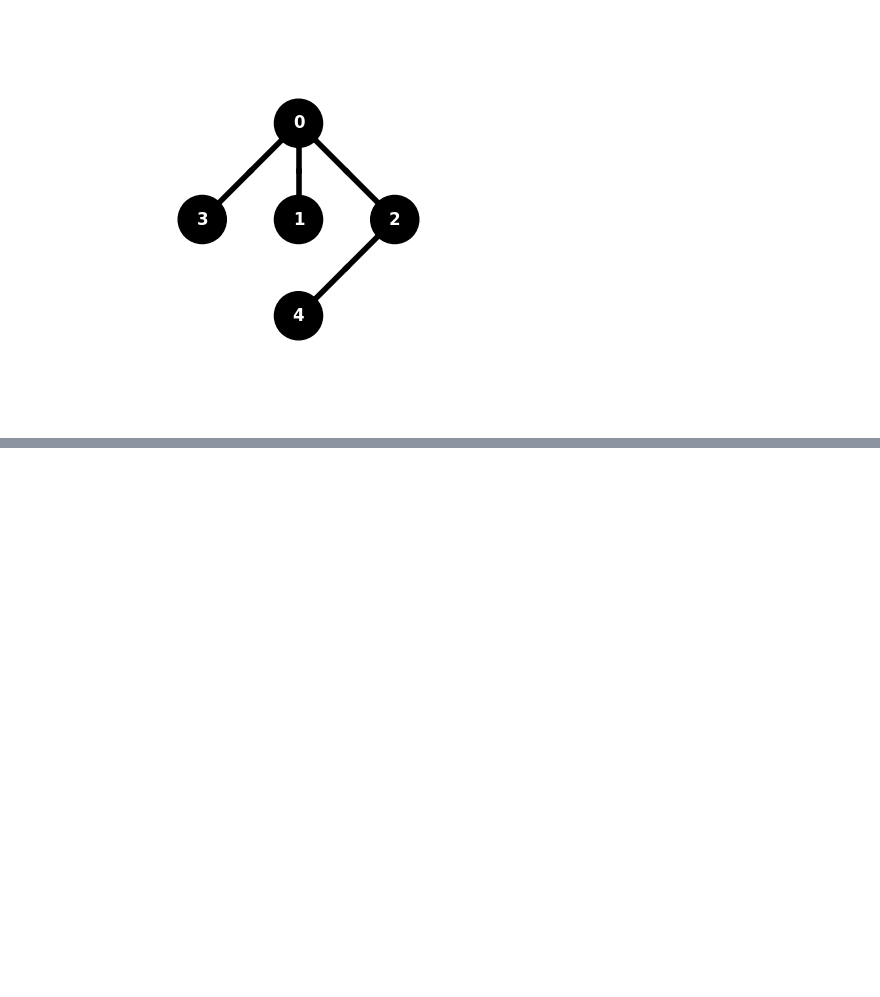
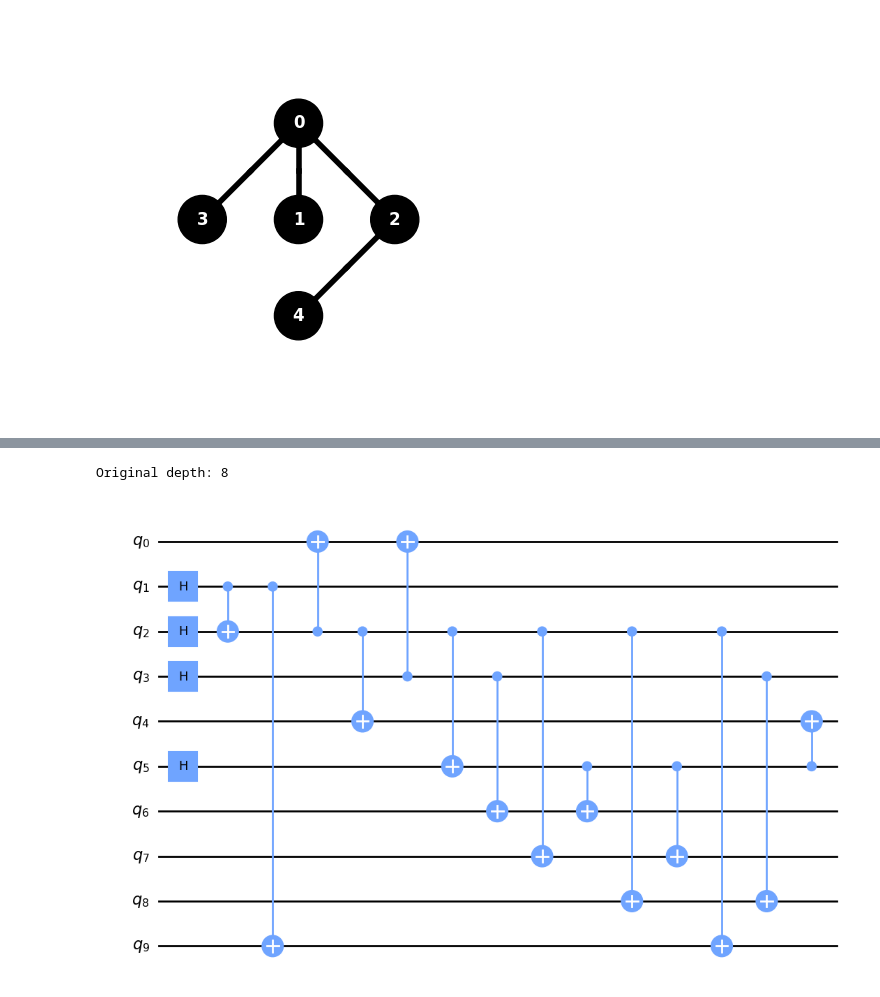
Before and after one commit to Vladlen24/ML4Q, a Jupyter notebook: learn-qiskit/transpiler.ipynb, the cells around one changed output, grey strips where cells are left out. Drawn from its saved outputs; the diff is of its cells as text; code cells hidden in the pictures; blank space fills up the shorter version.

```diff
--- a/learn-qiskit/transpiler.ipynb
+++ b/learn-qiskit/transpiler.ipynb
@@ -33,0 +35,14 @@ Final depth: 35
+# %%
+qc10 = QuantumCircuit(10)
+
+qc10.h([1,2,3,5])
+qc10.cx(1, [2,9])
+qc10.cx(2, [0,4,5,7,8,9])
+qc10.cx(3, [0,6,8])
+qc10.cx(5, [6,7,4])
+
+print(f'Original depth: {qc10.depth()}')
+qc10.draw('mpl')
+# %% [output]
+Original depth: 8
+[figure, added]
```
Also changed, not shown: parts of 7 cells of this notebook.
